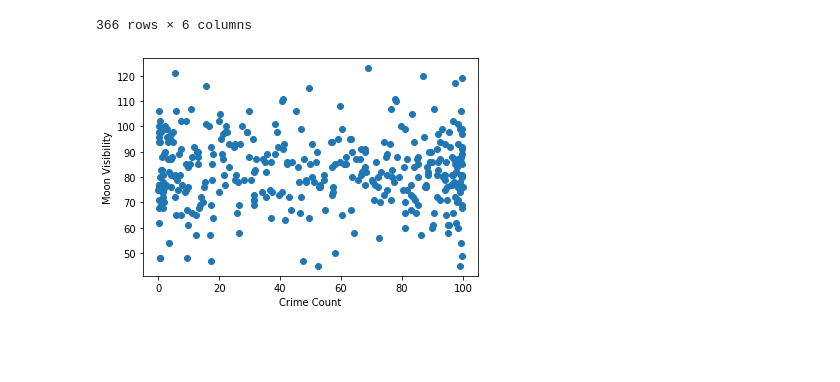
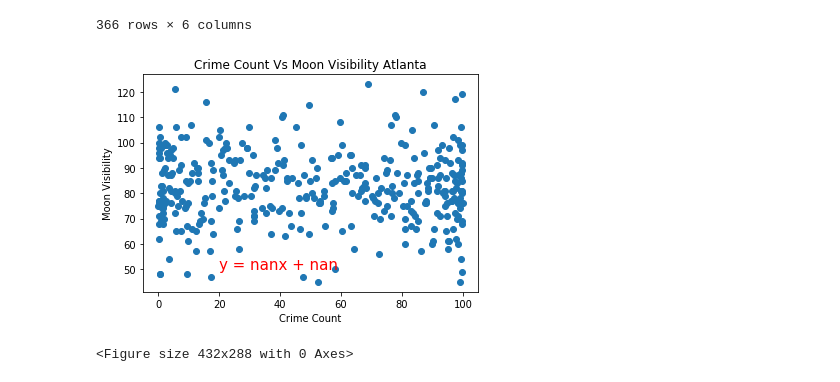
Before and after one commit to NHigs58/Project-1-, a Jupyter notebook: Graphs.ipynb, the cells around one changed output. Cells and saved outputs as stored; diff of their text form; code cells hidden in the pictures; blank space fills up the shorter version.

Commit message:
Creating Graphs

```diff
--- a/Graphs.ipynb
+++ b/Graphs.ipynb
@@ -167,20 +226,22 @@ crime_moon_df
 | 365 | NaN | NaN | NaN | NaN | NaN | NaN |
 366 rows × 6 columns
 # %%
-# Crime Count Vs Visible Moon (%) Linear Regression
+# Crime Count Vs Visible Moon Atl (%) Linear Regression
 y_values = crime_moon_df['Crime Count']
 x_values = crime_moon_df['Moon Phase_x']
 (slope, intercept, rvalue, pvalue, stderr) = linregress(x_values, y_values)
 regress_values = x_values * slope + intercept
 line_eq = "y = " + str(round(slope,2)) + "x + " + str(round(intercept,2))
 plt.scatter(x_values,y_values)
 plt.plot(x_values,regress_values,"red")
-plt.annotate(line_eq,(45,30),fontsize=15,color="red")
+plt.annotate(line_eq,(20,50),fontsize=15,color="red")
 
+plt.title('Crime Count Vs Moon Visibility Atlanta')
 plt.ylabel("Moon Visibility")
 plt.xlabel("Crime Count")
 plt.show()
 
-# plt.savefig("CrimeVsMoonViz.png")
+plt.savefig("CrimeVsMoonAtl.png")
 # %% [output]
-[figure, old version]
+[figure, new version]
+<Figure size 432x288 with 0 Axes>
```
Also changed, not shown: parts of 16 cells of this notebook, 7 other files.
